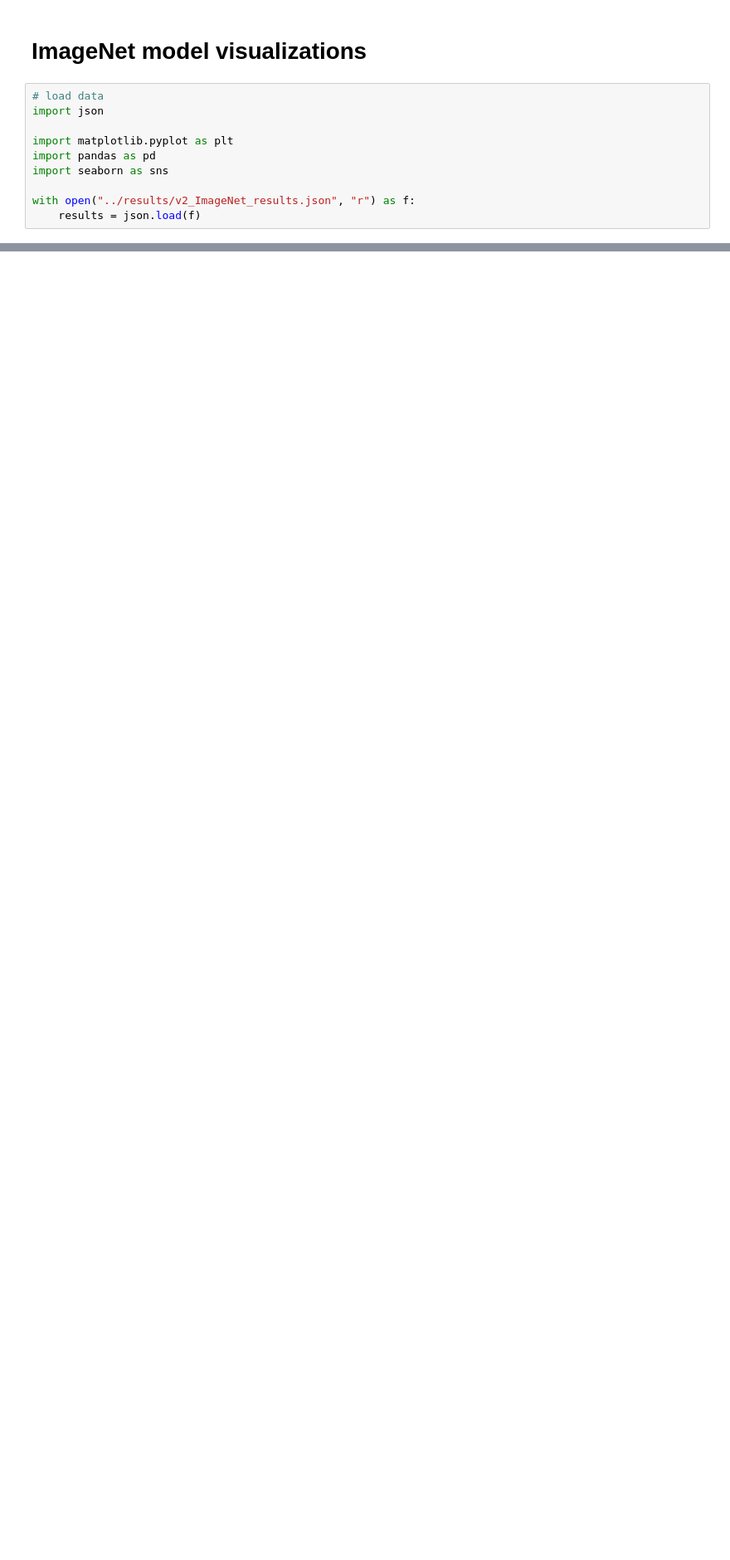
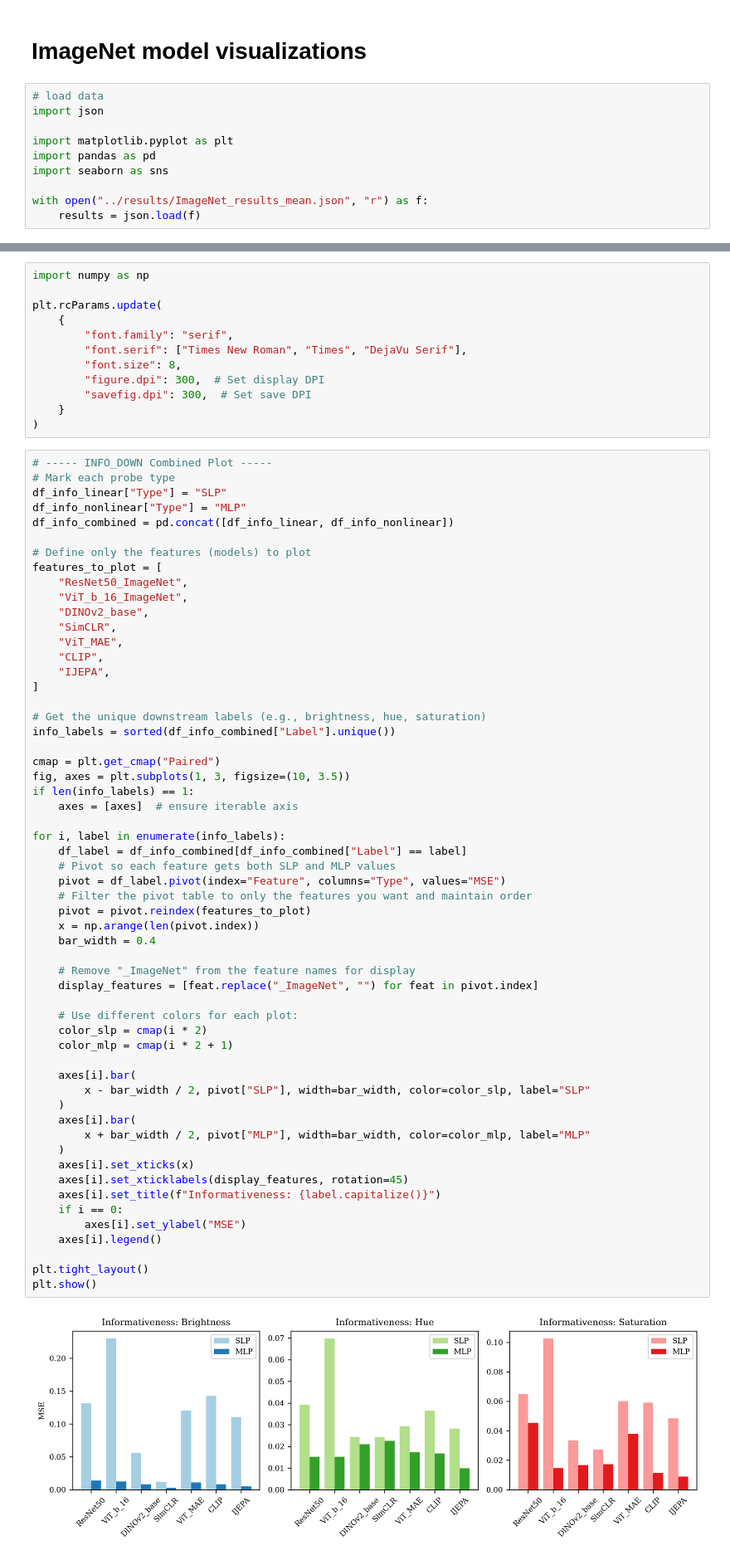
Before and after one commit to lauraibnz/synesis, a Jupyter notebook: vis/visualize_imagenet.ipynb, the cells around one changed output, grey strips where cells are left out. Shown at 83% size. Cells and saved outputs as stored; diff of their text form; blank space fills up the shorter version.

Commit message:
INFO DOWN and EQUI PARA visualizations

```diff
--- a/vis/visualize_imagenet.ipynb
+++ b/vis/visualize_imagenet.ipynb
@@ -8,7 +8,7 @@ import matplotlib.pyplot as plt
 import pandas as pd
 import seaborn as sns
 
-with open("../results/v2_ImageNet_results.json", "r") as f:
+with open("../results/ImageNet_results_mean.json", "r") as f:
     results = json.load(f)
 # %%
 # Define consistent feature order
@@ -172,0 +173,71 @@ ValueError: Could not interpret value `Feature` for `x`. An entry with this name
+# %%
+import numpy as np
+
+plt.rcParams.update(
+    {
+        "font.family": "serif",
+        "font.serif": ["Times New Roman", "Times", "DejaVu Serif"],
+        "font.size": 8,
+        "figure.dpi": 300,  # Set display DPI
+        "savefig.dpi": 300,  # Set save DPI
+    }
+)
+# %%
+# ----- INFO_DOWN Combined Plot -----
+# Mark each probe type
+df_info_linear["Type"] = "SLP"
+df_info_nonlinear["Type"] = "MLP"
+df_info_combined = pd.concat([df_info_linear, df_info_nonlinear])
+
+# Define only the features (models) to plot
+features_to_plot = [
+    "ResNet50_ImageNet",
+    "ViT_b_16_ImageNet",
+    "DINOv2_base",
+    "SimCLR",
+    "ViT_MAE",
+    "CLIP",
+    "IJEPA",
+]
+
+# Get the unique downstream labels (e.g., brightness, hue, saturation)
+info_labels = sorted(df_info_combined["Label"].unique())
+
+cmap = plt.get_cmap("Paired")
+fig, axes = plt.subplots(1, 3, figsize=(10, 3.5))
+if len(info_labels) == 1:
+    axes = [axes]  # ensure iterable axis
+
+for i, label in enumerate(info_labels):
+    df_label = df_info_combined[df_info_combined["Label"] == label]
+    # Pivot so each feature gets both SLP and MLP values
+    pivot = df_label.pivot(index="Feature", columns="Type", values="MSE")
+    # Filter the pivot table to only the features you want and maintain order
+    pivot = pivot.reindex(features_to_plot)
+    x = np.arange(len(pivot.index))
+    bar_width = 0.4
+
+    # Remove "_ImageNet" from the feature names for display
+    display_features = [feat.replace("_ImageNet", "") for feat in pivot.index]
+
+    # Use different colors for each plot:
+    color_slp = cmap(i * 2)
+    color_mlp = cmap(i * 2 + 1)
+
+    axes[i].bar(
+        x - bar_width / 2, pivot["SLP"], width=bar_width, color=color_slp, label="SLP"
+    )
+    axes[i].bar(
+        x + bar_width / 2, pivot["MLP"], width=bar_width, color=color_mlp, label="MLP"
+    )
+    axes[i].set_xticks(x)
+    axes[i].set_xticklabels(display_features, rotation=45)
+    axes[i].set_title(f"Informativeness: {label.capitalize()}")
+    if i == 0:
+        axes[i].set_ylabel("MSE")
+    axes[i].legend()
+
+plt.tight_layout()
+plt.show()
+# %% [output]
+[figure, added]
```
Also changed, not shown: parts of 4 cells of this notebook, 8 other files.
